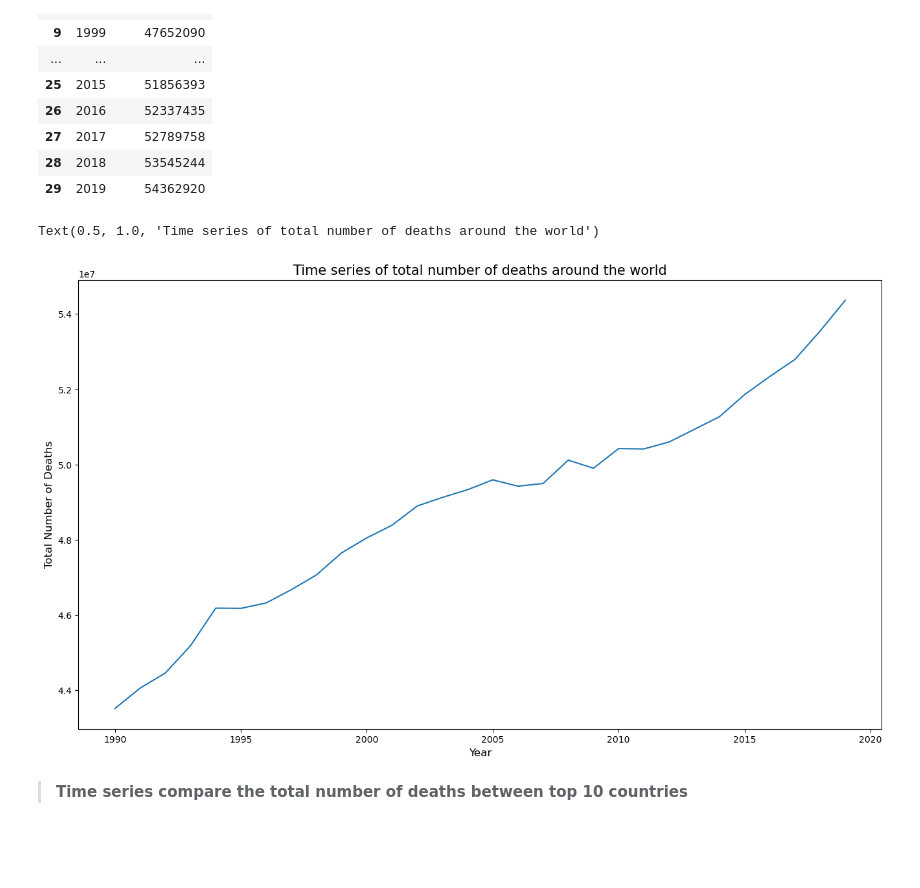
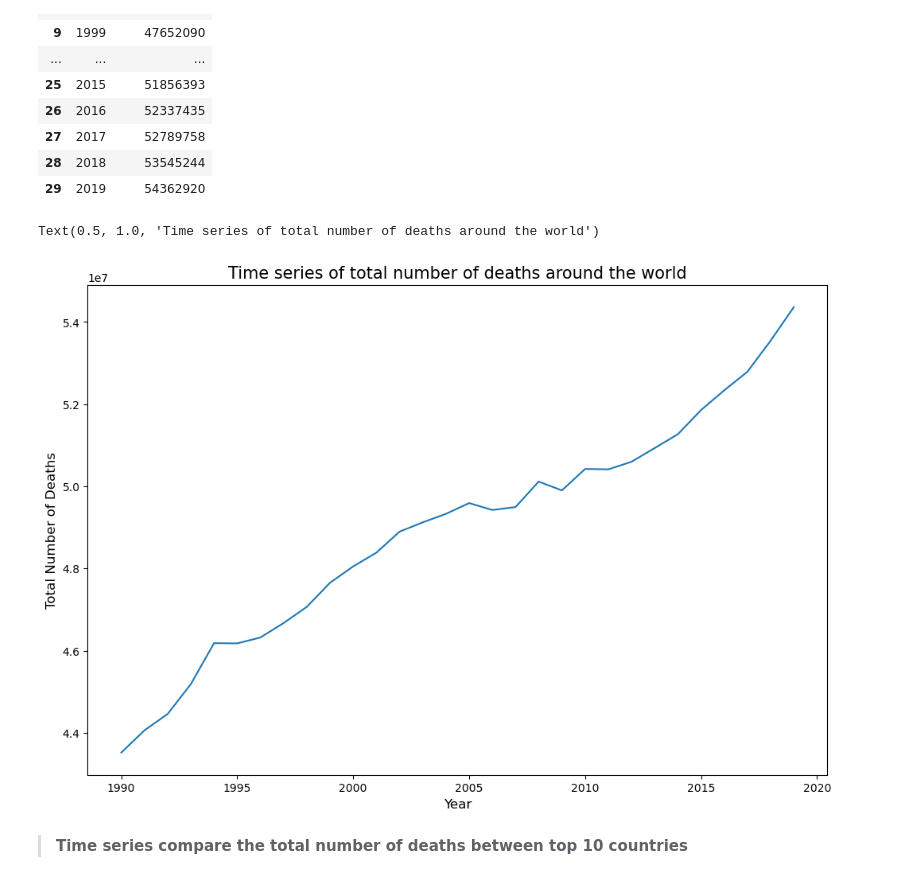
Before and after one commit to kamala2dt/Cause-of-Deaths-Analysis, a Jupyter notebook: cause-of-deaths-analysis.ipynb, the cells around one changed output. Saved outputs shown, nothing was run; the diff lists cells and outputs as text; code cells hidden in the pictures; blank space fills up the shorter version.

```diff
--- a/cause-of-deaths-analysis.ipynb
+++ b/cause-of-deaths-analysis.ipynb
@@ -471,16 +471,16 @@ Deaths_by_year
 # %%
 # Create line chart
 
-plt.figure(figsize=(16,9))
+plt.figure(figsize=(12,8))
 
 sns.lineplot(data = Deaths_by_year, x = 'Year', y = 'Total_deaths')
 
 plt.xlabel('Year',fontsize =12)
 plt.ylabel('Total Number of Deaths',fontsize =12)
 plt.title('Time series of total number of deaths around the world', fontsize=15)
 # %% [output]
 Text(0.5, 1.0, 'Time series of total number of deaths around the world')
-[figure, old version]
+[figure, new version]
 # %% [markdown]
 > **Time series compare the total number of deaths between top 10 countries**
 # %%
```
Also changed, not shown: parts of 11 cells of this notebook.
